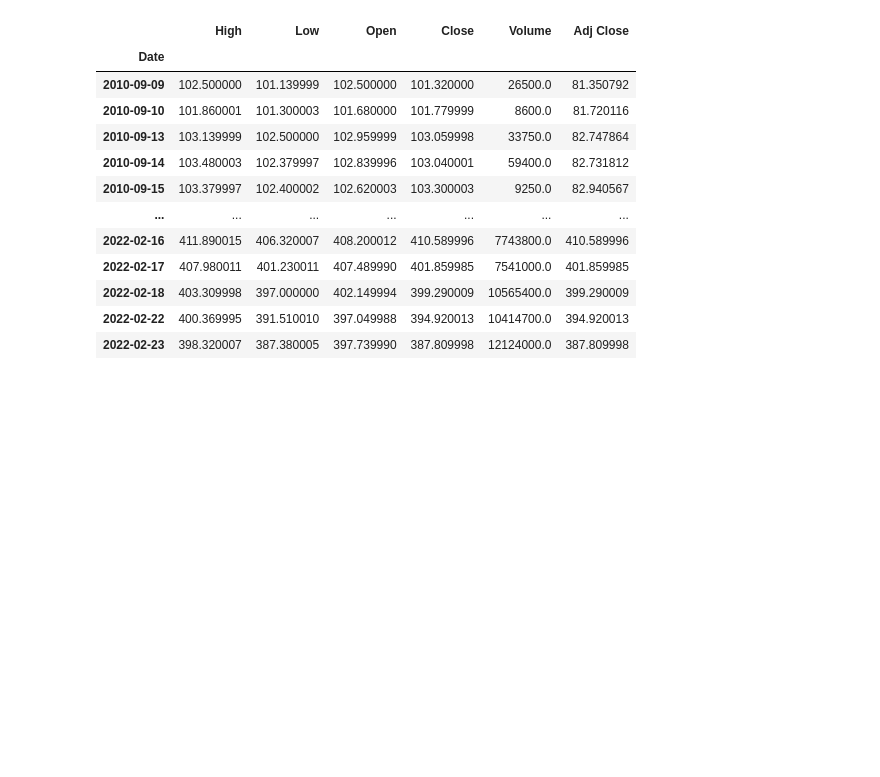
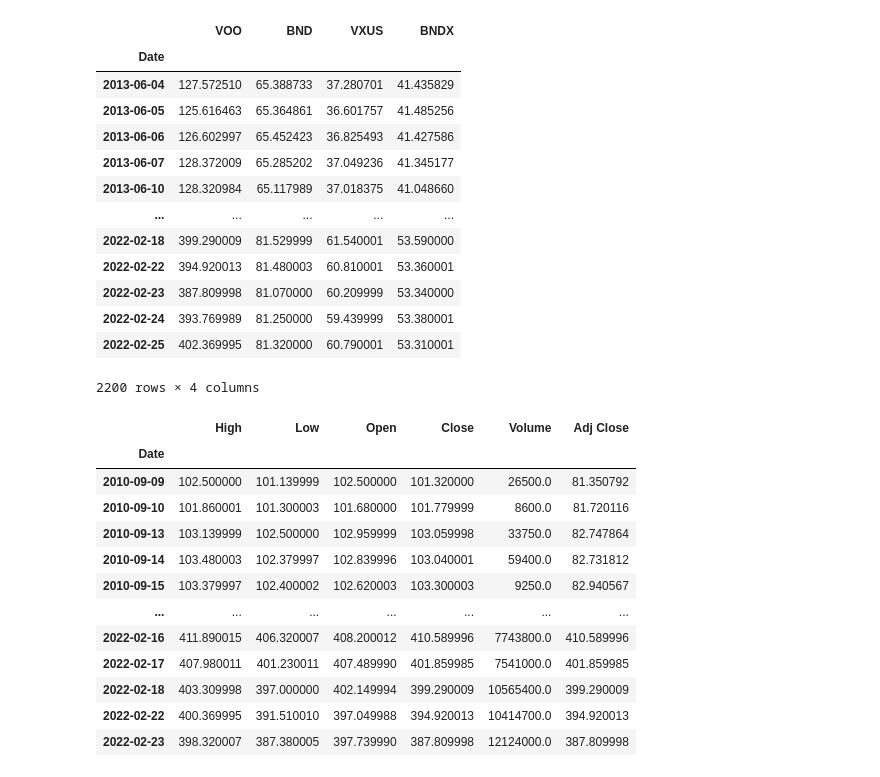
Before and after one commit to koichiroiijima/Optimize_Allocation, a Jupyter notebook: data/opt2.ipynb, the cells around one changed output. Drawn from its saved outputs; the diff is of its cells as text; code cells hidden in the pictures; blank space fills up the shorter version.

```diff
--- a/data/opt2.ipynb
+++ b/data/opt2.ipynb
@@ -8,6 +8,46 @@ from pypfopt import expected_returns
 from pypfopt import risk_models
 from pypfopt import efficient_frontier
 from pypfopt import objective_functions
+# %%
+import pandas as pd
+import pandas_datareader as web
+import datetime
+
+def _load_prices(
+    ticker: str,
+    data_source: str = 'yahoo',
+    end: str = datetime.date.today()
+) -> pd.DataFrame:
+    return web.DataReader(name = ticker, data_source = data_source, start = '2000-01-01', end = end).loc[:, 'Adj Close']
+
+def load_prices_multitickers(
+    tickers: list,
+    data_source: str = 'yahoo',
+    end: str = datetime.date.today()
+) -> list:
+    prices = pd.DataFrame()
+    for t in tickers:
+        prices[t] = _load_prices(t, data_source, end)
+
+    return prices.fillna(value=None, method="ffill", axis=0, inplace=False).dropna(axis=0, how='any', inplace=False)
+# %%
+tickers = ['VOO', 'BND', 'VXUS', 'BNDX']
+load_prices_multitickers(tickers)
+# %% [output]
+|  | VOO | BND | VXUS | BNDX |
+| Date |  |  |  |  |
+| 2013-06-04 | 127.572510 | 65.388733 | 37.280701 | 41.435829 |
+| 2013-06-05 | 125.616463 | 65.364861 | 36.601757 | 41.485256 |
+| 2013-06-06 | 126.602997 | 65.452423 | 36.825493 | 41.427586 |
+| 2013-06-07 | 128.372009 | 65.285202 | 37.049236 | 41.345177 |
+| 2013-06-10 | 128.320984 | 65.117989 | 37.018375 | 41.048660 |
+| ... | ... | ... | ... | ... |
+| 2022-02-18 | 399.290009 | 81.529999 | 61.540001 | 53.590000 |
+| 2022-02-22 | 394.920013 | 81.480003 | 60.810001 | 53.360001 |
+| 2022-02-23 | 387.809998 | 81.070000 | 60.209999 | 53.340000 |
+| 2022-02-24 | 393.769989 | 81.250000 | 59.439999 | 53.380001 |
+| 2022-02-25 | 402.369995 | 81.320000 | 60.790001 | 53.310001 |
+2200 rows × 4 columns
 # %%
 voo = web.DataReader(name='VOO',
     data_source='yahoo',
```
Also changed, not shown: 2 other files.
